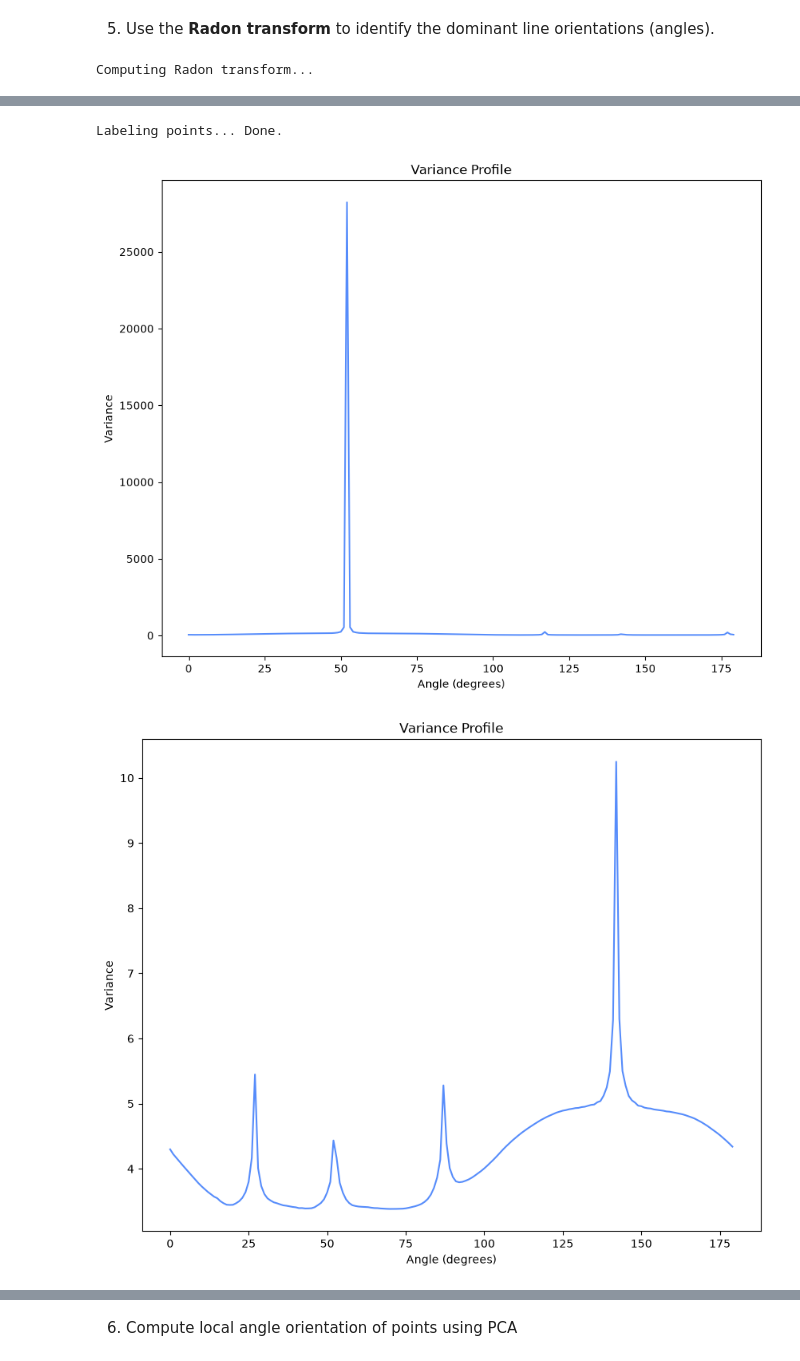
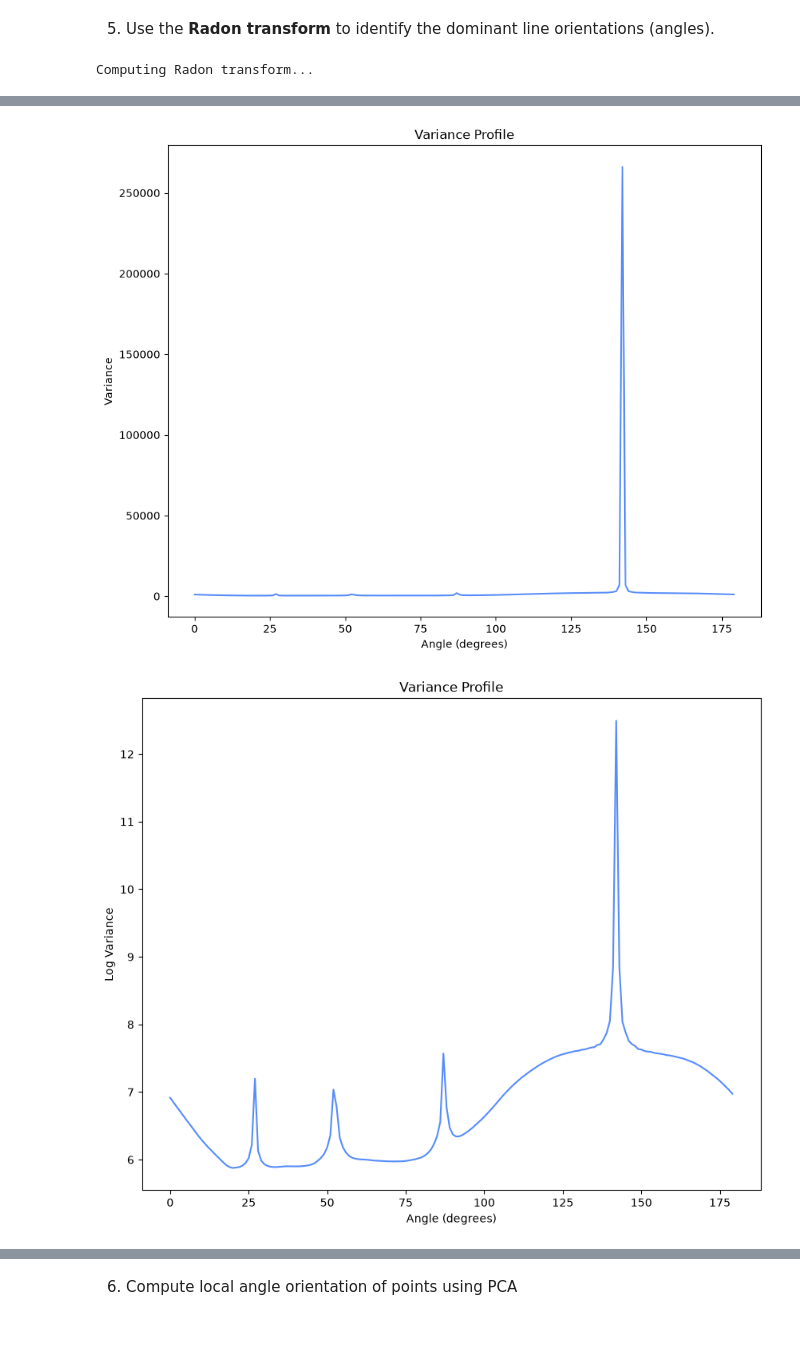
Before and after one commit to franciscorpuz/interpolation_uncertainty, a Jupyter notebook: notebooks/sim_D000141.ipynb, the cells around one changed output, grey strips where cells are left out. Saved outputs shown, nothing was run; the diff lists cells and outputs as text; code cells hidden in the pictures; blank space fills up the shorter version.

```diff
--- a/notebooks/sim_D000141.ipynb
+++ b/notebooks/sim_D000141.ipynb
@@ -123,11 +117,13 @@ bathy_thin.shape
 # prominent orientation. The variance profile peaks at angles where projections
 # are concentrated — characteristic of linear features aligned with that angle.
 angle_info = None
-point_orientation, angle_info = compute_local_orientation(bathy_thin,
+point_orientation, angle_info = compute_local_orientation(bathy_binary,
                                   method='radon',
                                   plot_orientation=False,
                                   circle=True,
-                                  tol=5,
+                                  angular_tolerance=5,
+                                  pixel_tolerance=5,
+                                  min_intensity=5,
                                   precomputed_theta=angle_info)
 # %% [output]
 Computing Radon transform...
@@ -137,3 +146,2 @@ Labeling points...
-Labeling points... Done.
-[figure, old version]
+[figure, new version]
-[figure, old version]
+[figure, new version]
```
Also changed, not shown: parts of 11 cells of this notebook, 3 other files.
